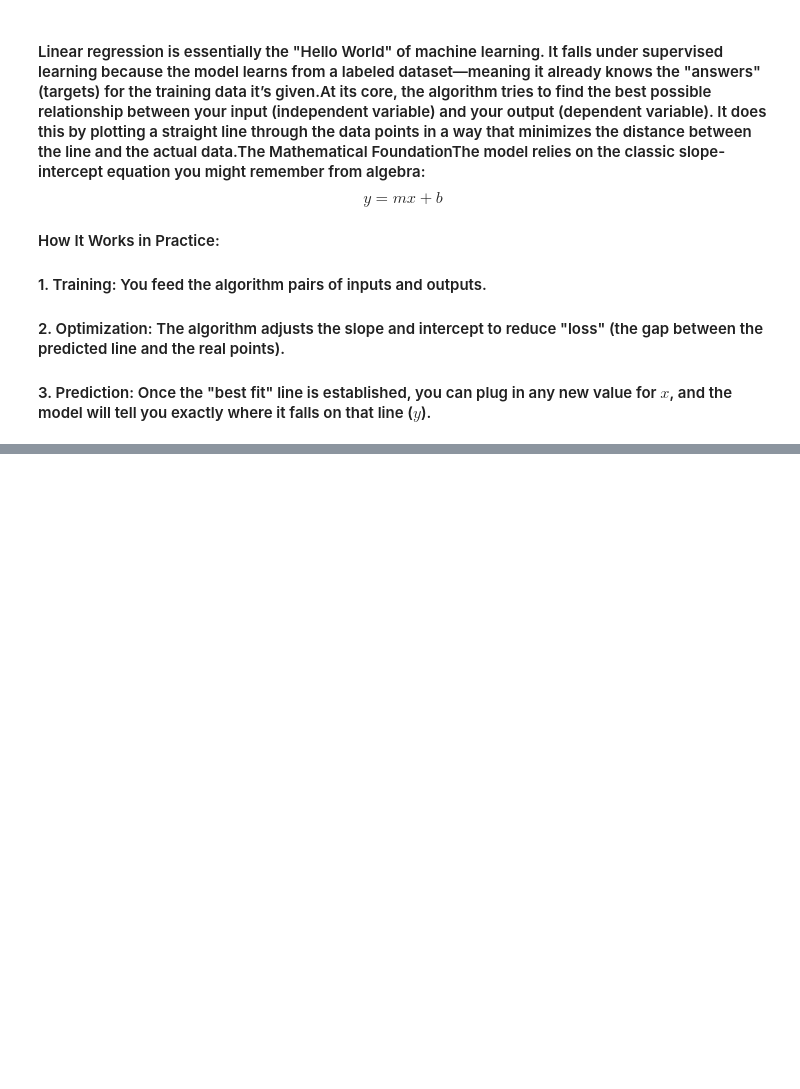
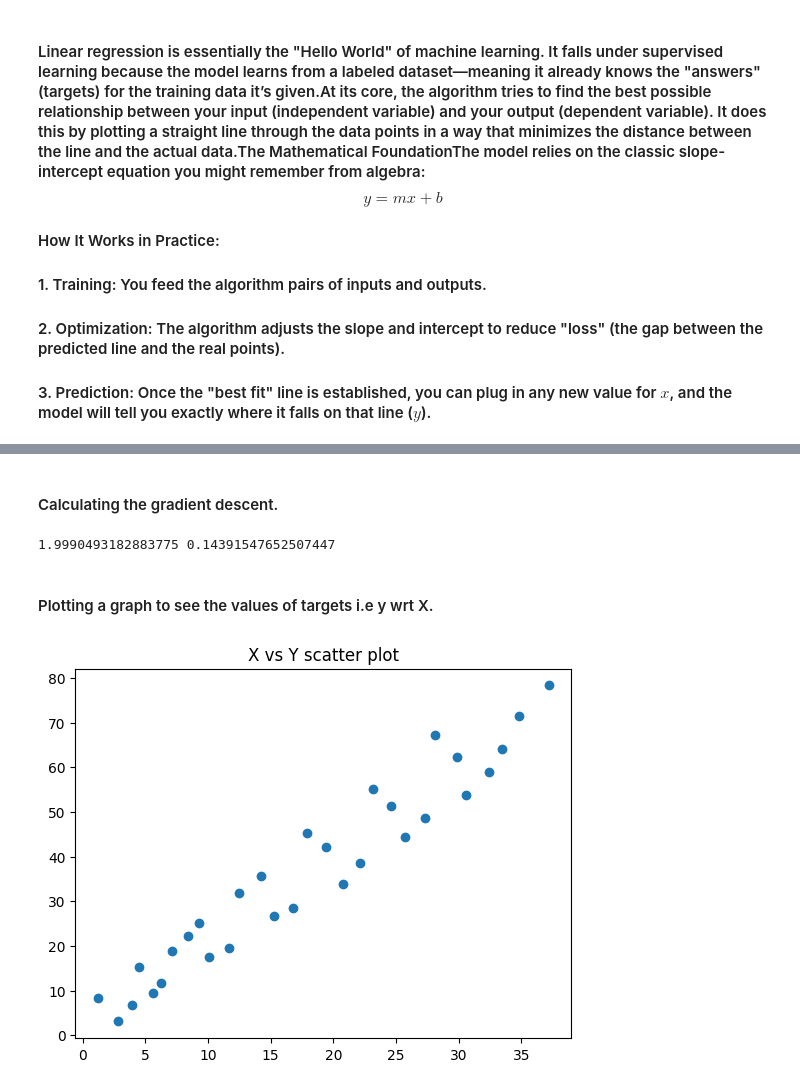
Before and after one commit to SatnamCodes/ml-from-scratch, a Jupyter notebook: linear_regression.ipynb, the cells around one changed output, grey strips where cells are left out. Drawn from its saved outputs; the diff is of its cells as text; code cells hidden in the pictures; blank space fills up the shorter version.

```diff
--- a/linear_regression.ipynb
+++ b/linear_regression.ipynb
@@ -13,0 +49,2 @@ import matplotlib.pyplot as plt
+# %% [markdown]
+#### Calculating the gradient descent.
@@ -13,0 +64,22 @@ import matplotlib.pyplot as plt
+# %%
+slope = 0
+intercept = 0
+alpha = 0.0001
+iterations = 1000
+for i in range (iterations):
+    slope,intercept = gradient(slope,intercept,data,alpha)
+print(slope,intercept)
+# %% [output]
+1.9990493182883775 0.14391547652507447
+# %% [markdown]
+#### Plotting a graph to see the values of targets i.e y wrt X.
+# %%
+
+plt.scatter(dataframe['X'],dataframe['y'])
+plt.xlabel = ("Value of X i.e inputs")
+plt.ylabel = ("Outputs / Targets ")
+plt.title ("X vs Y scatter plot")
+
+plt.show()
+# %% [output]
+[figure, added]
```
Also changed, not shown: parts of 7 cells of this notebook, 1 other file.
